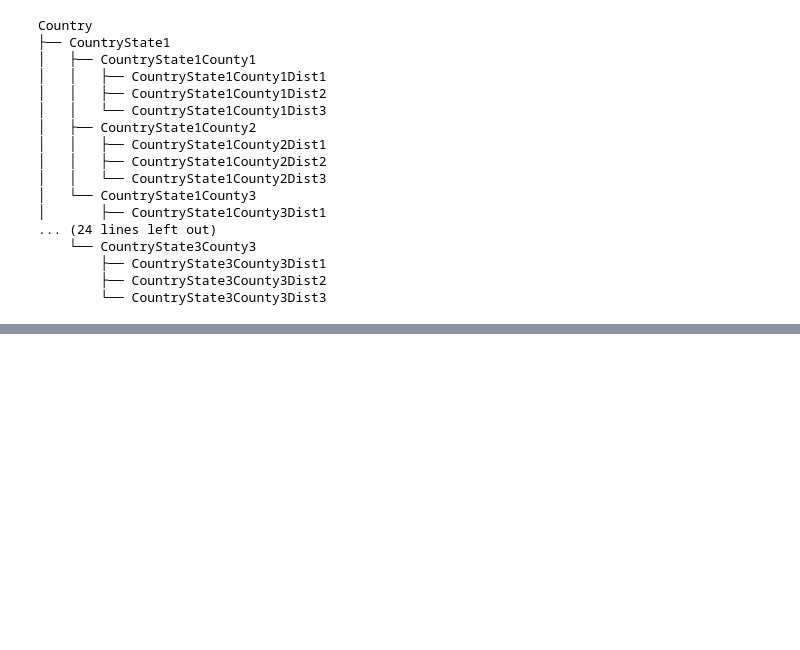
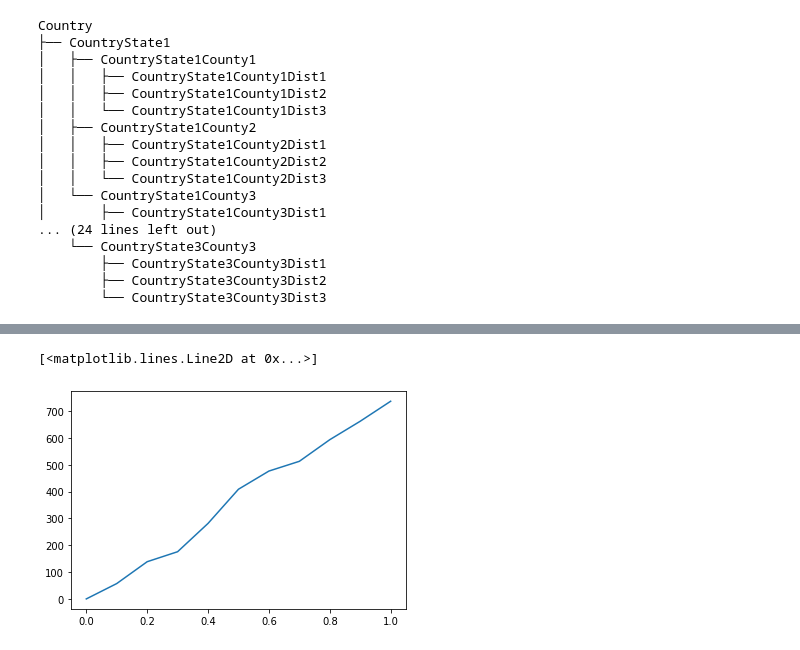
Before and after one commit to mggg/census-diff-privacy, a Jupyter notebook: toy_clown.ipynb, the cells around one changed output, grey strips where cells are left out. Drawn from its saved outputs; the diff is of its cells as text; code cells hidden in the pictures; blank space fills up the shorter version.

```diff
--- a/toy_clown.ipynb
+++ b/toy_clown.ipynb
@@ -58,0 +160,6 @@ True
+# %%
+# we are probably more interested in the absolute value of the errors than the actual sum of errors
+plt.plot(ps, abs_error_sums)
+# %% [output]
+[<matplotlib.lines.Line2D at 0x...>]
+[figure, added]
```
Also changed, not shown: parts of 11 cells of this notebook, 2 other files.
